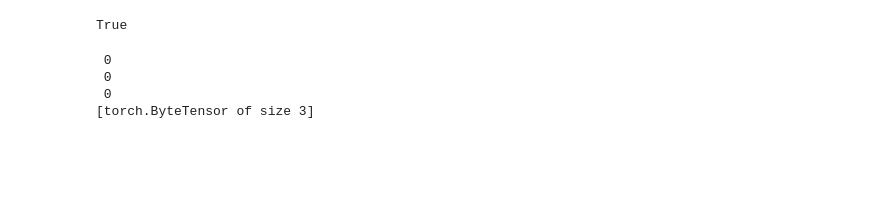
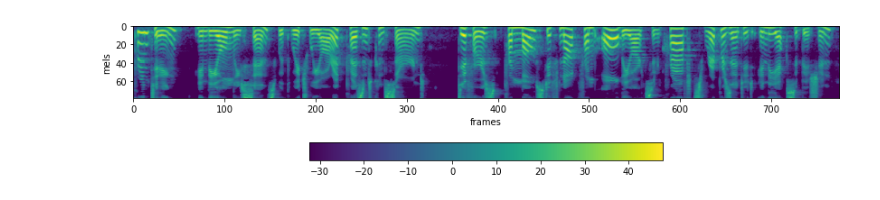
Before and after one commit to A-Jacobson/tacotron2, a Jupyter notebook: wavenet.ipynb, the cells around one changed output. Cells and saved outputs as stored; diff of their text form; code cells hidden in the pictures; blank space fills up the shorter version.

```diff
--- a/wavenet.ipynb
+++ b/wavenet.ipynb
@@ -56,11 +37,8 @@ first_3 = t[:, :, :3].data
-# %%
-(first_3 == 0).all()
-# %% [output]
-True
-# %%
-(torch.Tensor([1, 1, 1]) == 0)
-# %% [output]
- 0
- 0
- 0
-[torch.ByteTensor of size 3]
+# %%
+dataset = WaveNetDataset(path='/home/austin/data/tacotron/LJSpeech-1.0')
+# %%
+S, audio = dataset[0]
+# %%
+show_spectrogram(S.T)
+# %% [output]
+[figure, added]
```
Also changed, not shown: parts of 13 cells of this notebook, 14 other files.
